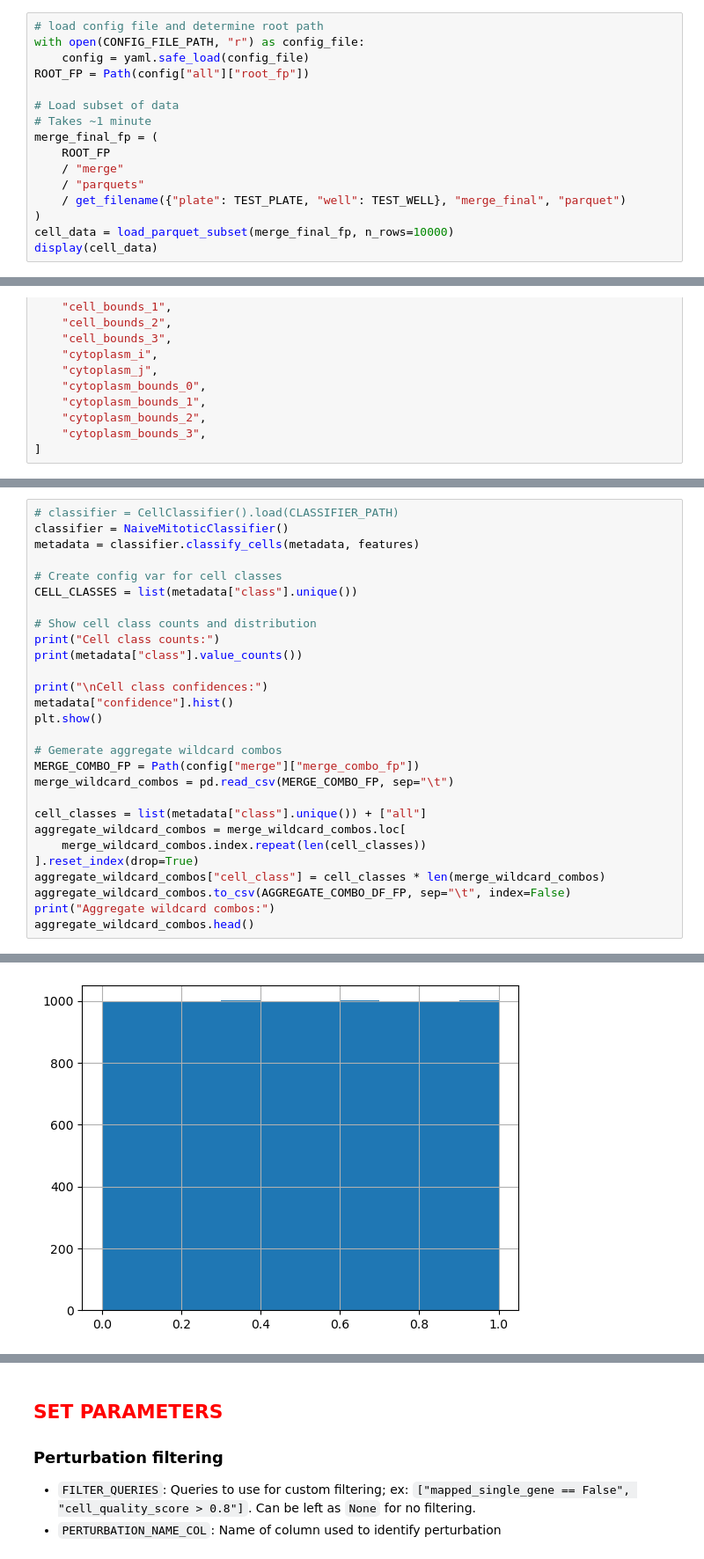
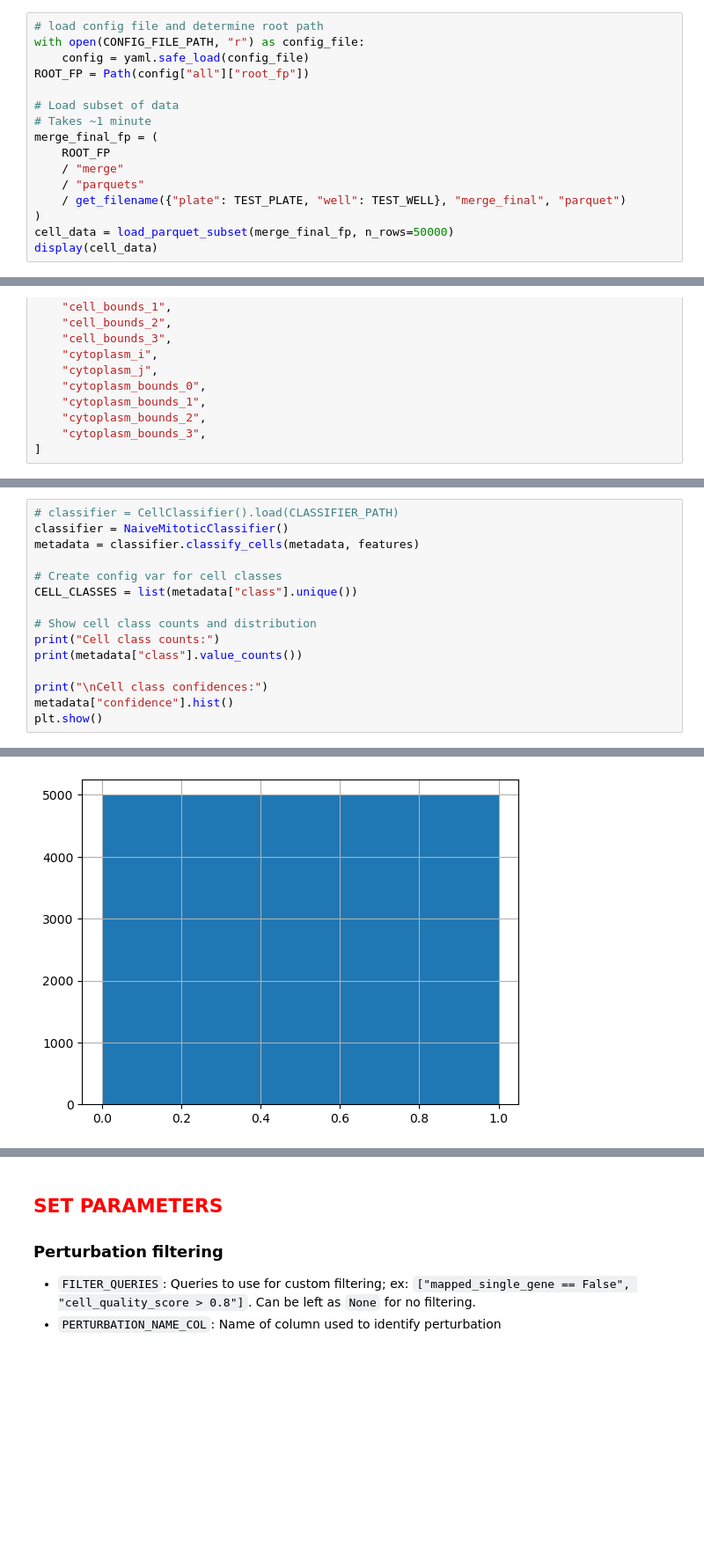
Before and after one commit to cheeseman-lab/brieflow-analysis, a Jupyter notebook: analysis/7.configure_aggregate_params.ipynb, the cells around one changed output, grey strips where cells are left out. Shown at 88% size. Cells and saved outputs as stored; diff of their text form; blank space fills up the shorter version.

```diff
--- a/analysis/7.configure_aggregate_params.ipynb
+++ b/analysis/7.configure_aggregate_params.ipynb
@@ -66,6 +67,6 @@ merge_final_fp = (
     / "parquets"
     / get_filename({"plate": TEST_PLATE, "well": TEST_WELL}, "merge_final", "parquet")
 )
-cell_data = load_parquet_subset(merge_final_fp, n_rows=10000)
+cell_data = load_parquet_subset(merge_final_fp, n_rows=50000)
 display(cell_data)
 # %% [output]
@@ -194,19 +190,6 @@ print(metadata["class"].value_counts())
 print("\nCell class confidences:")
 metadata["confidence"].hist()
 plt.show()
-
-# Gemerate aggregate wildcard combos
-MERGE_COMBO_FP = Path(config["merge"]["merge_combo_fp"])
-merge_wildcard_combos = pd.read_csv(MERGE_COMBO_FP, sep="\t")
-
-cell_classes = list(metadata["class"].unique()) + ["all"]
-aggregate_wildcard_combos = merge_wildcard_combos.loc[
-    merge_wildcard_combos.index.repeat(len(cell_classes))
-].reset_index(drop=True)
-aggregate_wildcard_combos["cell_class"] = cell_classes * len(merge_wildcard_combos)
-aggregate_wildcard_combos.to_csv(AGGREGATE_COMBO_DF_FP, sep="\t", index=False)
-print("Aggregate wildcard combos:")
-aggregate_wildcard_combos.head()
 # %% [output]
 Cell class counts:
 class
@@ -215,4 +198,4 @@ mitotic         73
 Name: count, dtype: int64
 
 Cell class confidences:
-[figure, old version]
+[figure, new version]
```
Also changed, not shown: parts of 20 cells of this notebook, 2 other files.
